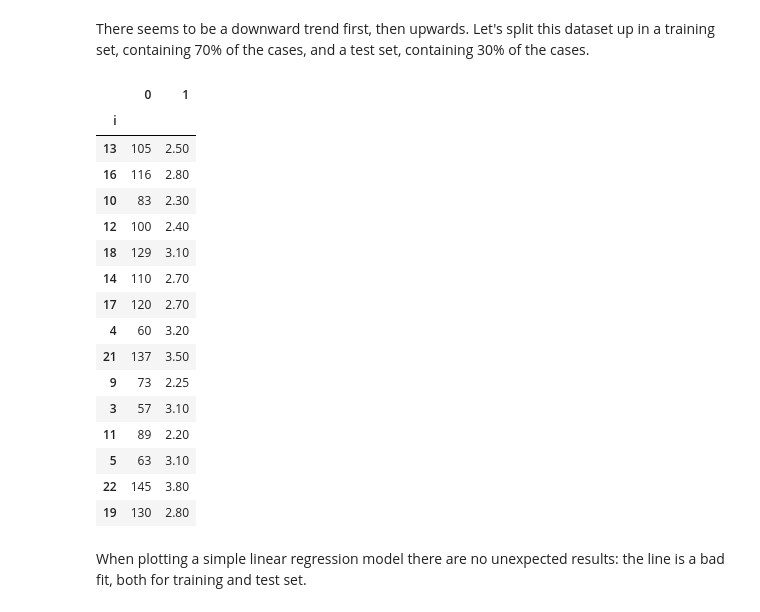
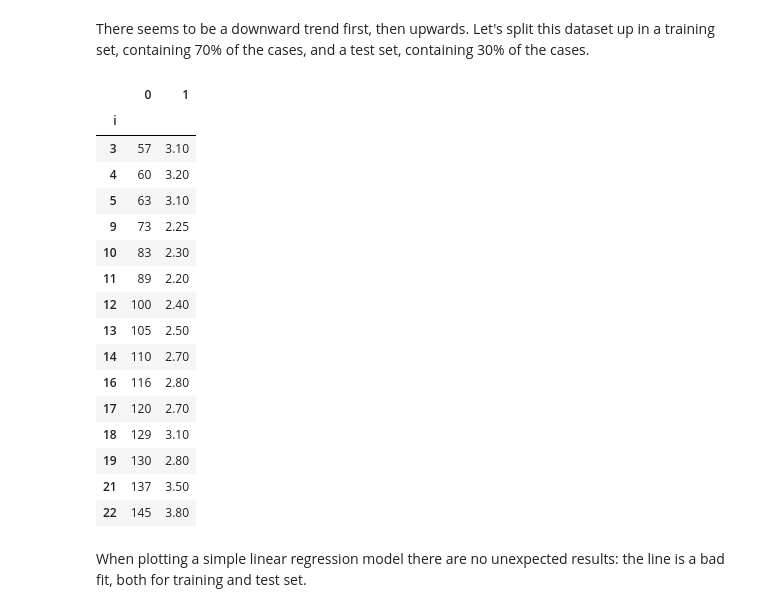
Before and after one commit to ColinFangshu/dsc-bias-variance-trade-off-seattle-ds-career-051319, a Jupyter notebook: index.ipynb, the cells around one changed output. Cells and saved outputs as stored; diff of their text form; code cells hidden in the pictures.

```diff
--- a/index.ipynb
+++ b/index.ipynb
@@ -49,26 +49,26 @@ reg = LinearRegression().fit(data_train[0].values.reshape(-1, 1), data_train[1])
 
 df_test = pd.concat([X_test, y_test], axis=1, ignore_index=True)
 data_test = df_test.sort_values([0])
-# %%
-df_train
-# %% [output]
-|  | 0 | 1 |
-| i |  |  |
-| 13 | 105 | 2.50 |
-| 16 | 116 | 2.80 |
-| 10 | 83 | 2.30 |
-| 12 | 100 | 2.40 |
-| 18 | 129 | 3.10 |
-| 14 | 110 | 2.70 |
-| 17 | 120 | 2.70 |
-| 4 | 60 | 3.20 |
-| 21 | 137 | 3.50 |
-| 9 | 73 | 2.25 |
-| 3 | 57 | 3.10 |
-| 11 | 89 | 2.20 |
-| 5 | 63 | 3.10 |
-| 22 | 145 | 3.80 |
-| 19 | 130 | 2.80 |
+# %%
+data_train
+# %% [output]
+|  | 0 | 1 |
+| i |  |  |
+| 3 | 57 | 3.10 |
+| 4 | 60 | 3.20 |
+| 5 | 63 | 3.10 |
+| 9 | 73 | 2.25 |
+| 10 | 83 | 2.30 |
+| 11 | 89 | 2.20 |
+| 12 | 100 | 2.40 |
+| 13 | 105 | 2.50 |
+| 14 | 110 | 2.70 |
+| 16 | 116 | 2.80 |
+| 17 | 120 | 2.70 |
+| 18 | 129 | 3.10 |
+| 19 | 130 | 2.80 |
+| 21 | 137 | 3.50 |
+| 22 | 145 | 3.80 |
 # %% [markdown]
 When plotting a simple linear regression model there are no unexpected results: the line is a bad fit, both for training and test set.
 # %%
```
